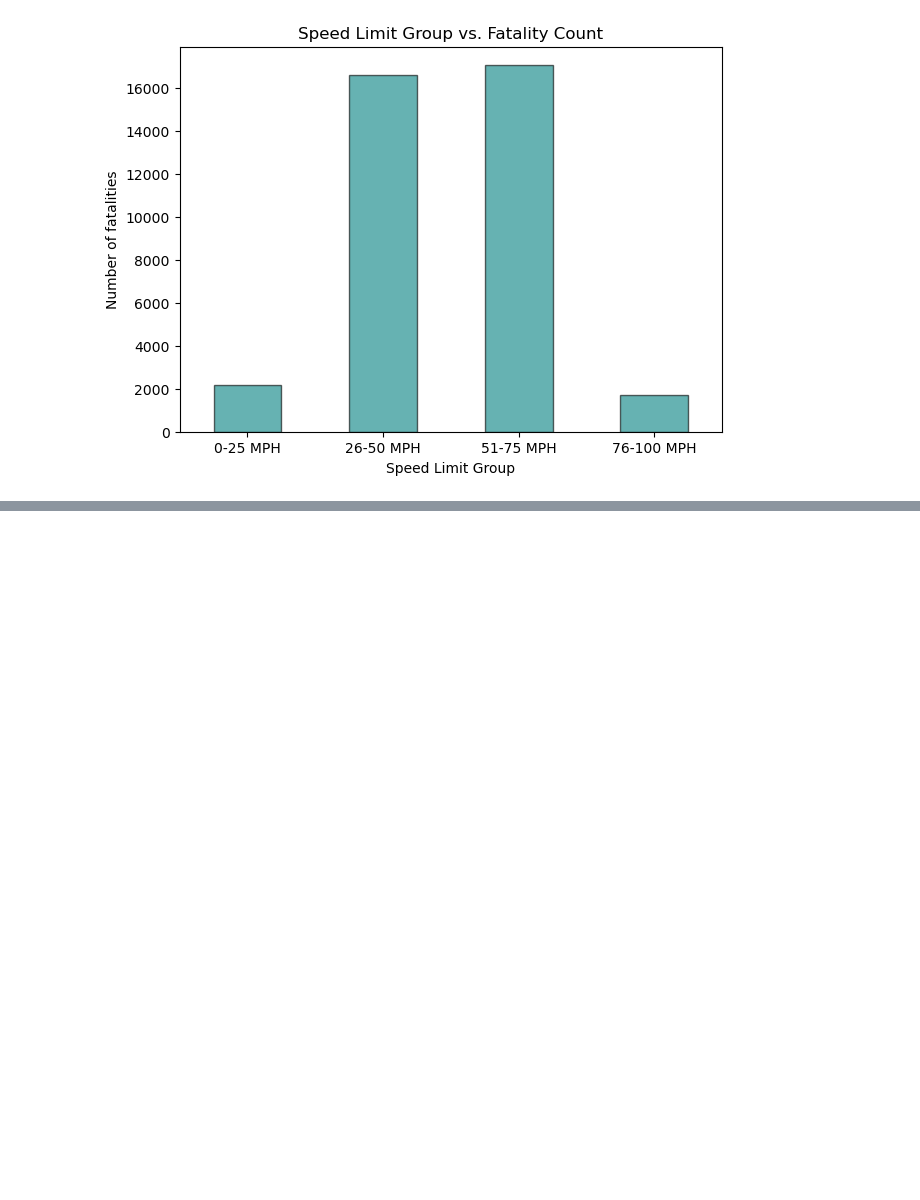
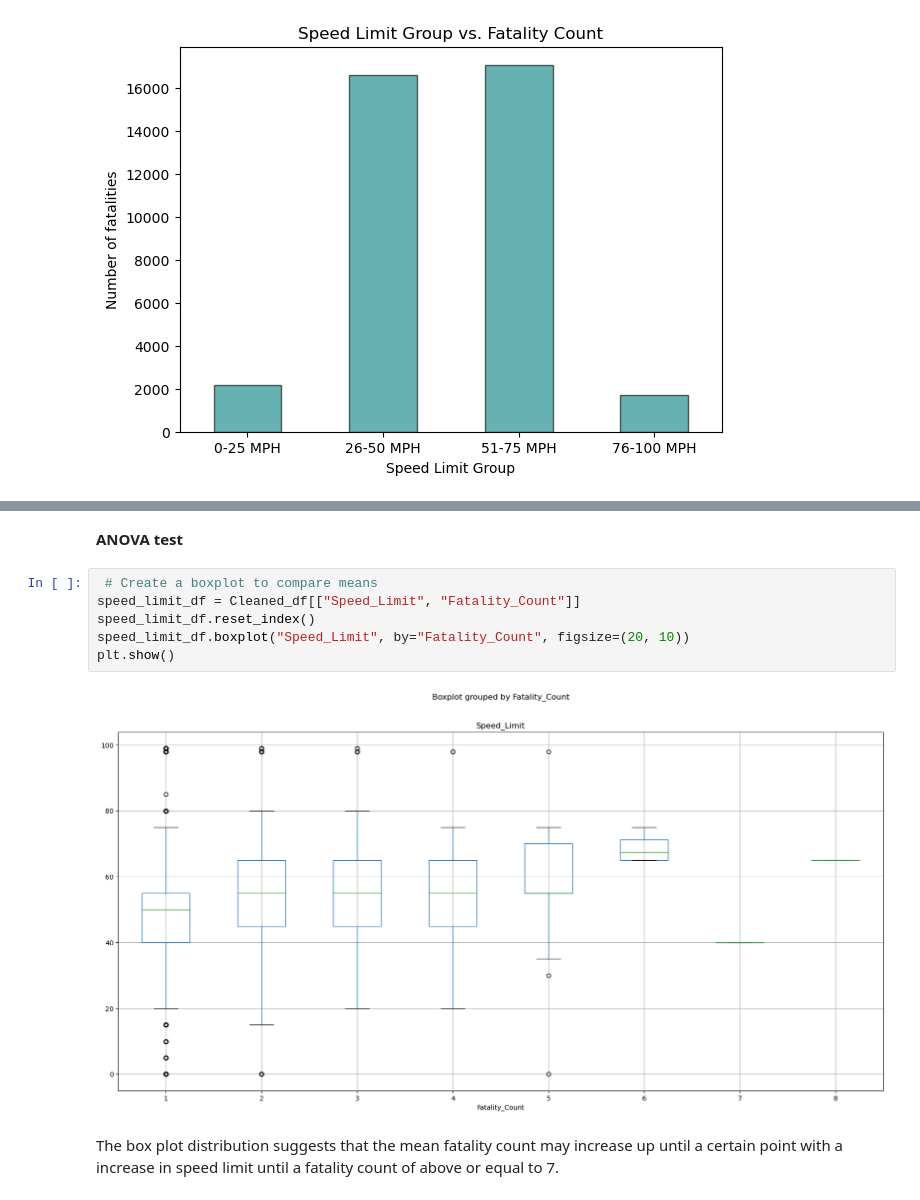
Before and after one commit to lishanisrikaran/project-1, a Jupyter notebook: road_fatalities - main.ipynb, the cells around one changed output, grey strips where cells are left out. Cells and saved outputs as stored; diff of their text form; blank space fills up the shorter version.

```diff
--- a/road_fatalities - main.ipynb
+++ b/road_fatalities - main.ipynb
@@ -571,0 +572,12 @@ As previously suggested, linear regression was not the best way to model speed l
+# %% [markdown]
+<b> ANOVA test <b>
+# %%
+ # Create a boxplot to compare means
+speed_limit_df = Cleaned_df[["Speed_Limit", "Fatality_Count"]]
+speed_limit_df.reset_index()
+speed_limit_df.boxplot("Speed_Limit", by="Fatality_Count", figsize=(20, 10))
+plt.show()
+# %% [output]
+[figure, added]
+# %% [markdown]
+The box plot distribution suggests that the mean fatality count may increase up until a certain point with a increase in speed limit until a fatality count of above or equal to 7.
```
Also changed, not shown: parts of 39 cells of this notebook.
